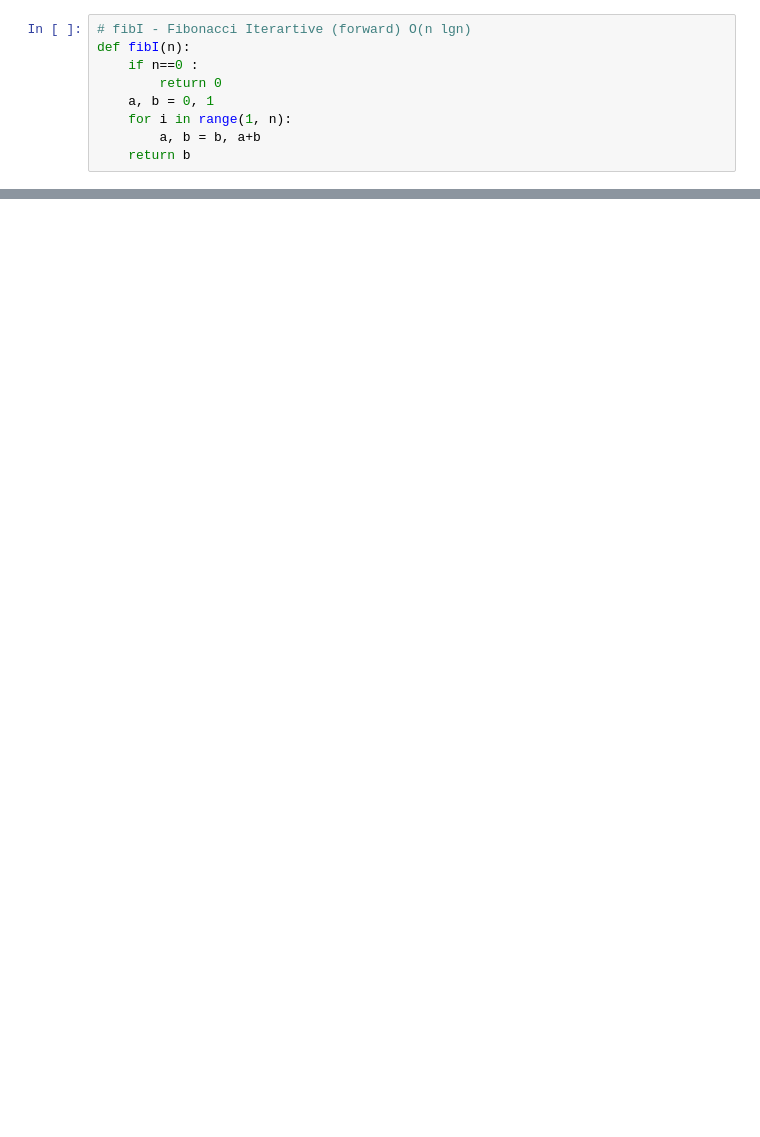
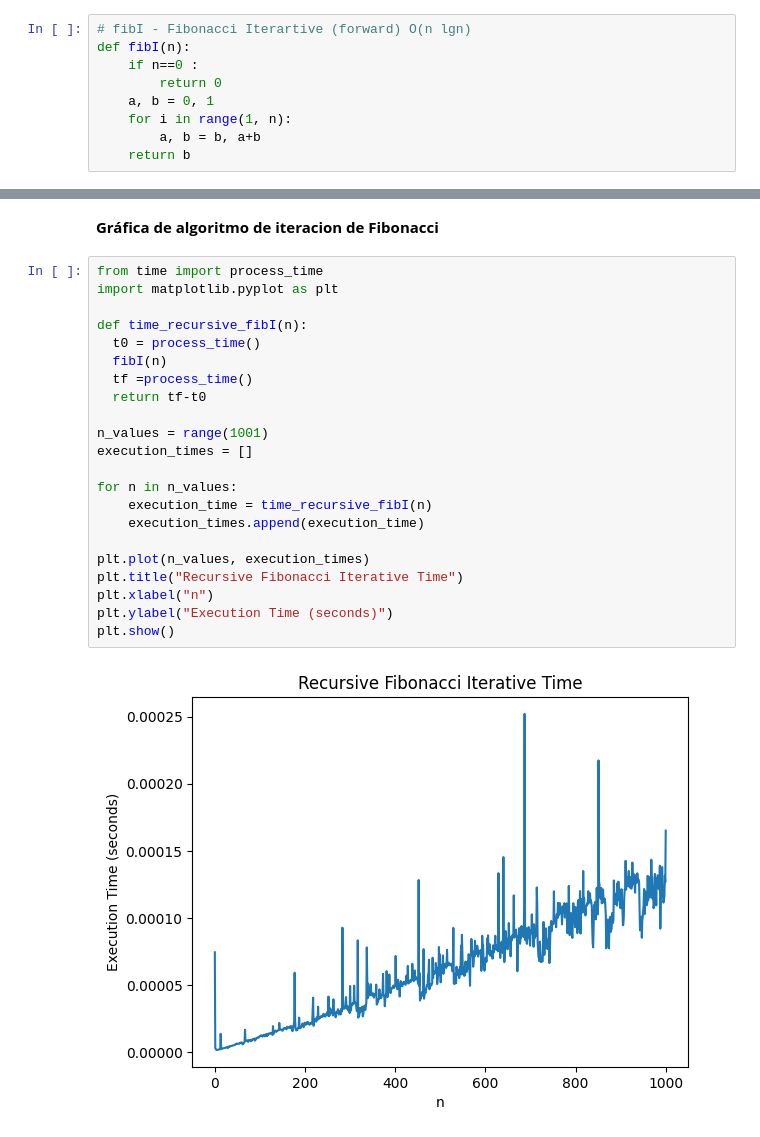
Before and after one commit to caeamayaan/AlgorithmsUN2023I, a Jupyter notebook: Lab8/FibonacciTimesGroup1.ipynb, the cells around one changed output, grey strips where cells are left out. Cells and saved outputs as stored; diff of their text form; blank space fills up the shorter version.

```diff
--- a/Lab8/FibonacciTimesGroup1.ipynb
+++ b/Lab8/FibonacciTimesGroup1.ipynb
@@ -67,0 +923,26 @@ plt.plot(range(1,1001),range(1,1001))
+# %% [markdown]
+**Gráfica de algoritmo de iteracion de Fibonacci**
+# %%
+from time import process_time
+import matplotlib.pyplot as plt
+
+def time_recursive_fibI(n):
+  t0 = process_time()
+  fibI(n)
+  tf =process_time()
+  return tf-t0
+
+n_values = range(1001)
+execution_times = []
+
+for n in n_values:
+    execution_time = time_recursive_fibI(n)
+    execution_times.append(execution_time)
+
+plt.plot(n_values, execution_times)
+plt.title("Recursive Fibonacci Iterative Time")
+plt.xlabel("n")
+plt.ylabel("Execution Time (seconds)")
+plt.show()
+# %% [output]
+[figure, added]
```
Also changed, not shown: parts of 79 cells of this notebook.
